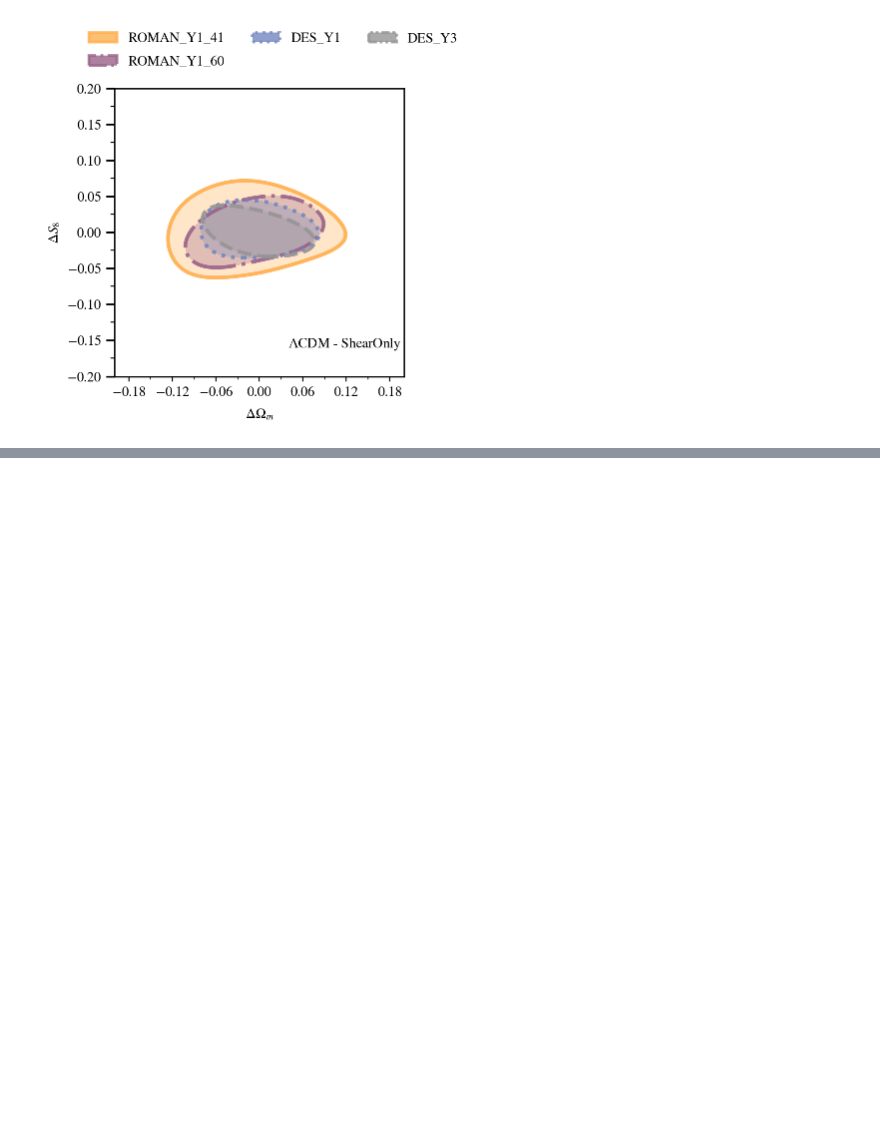
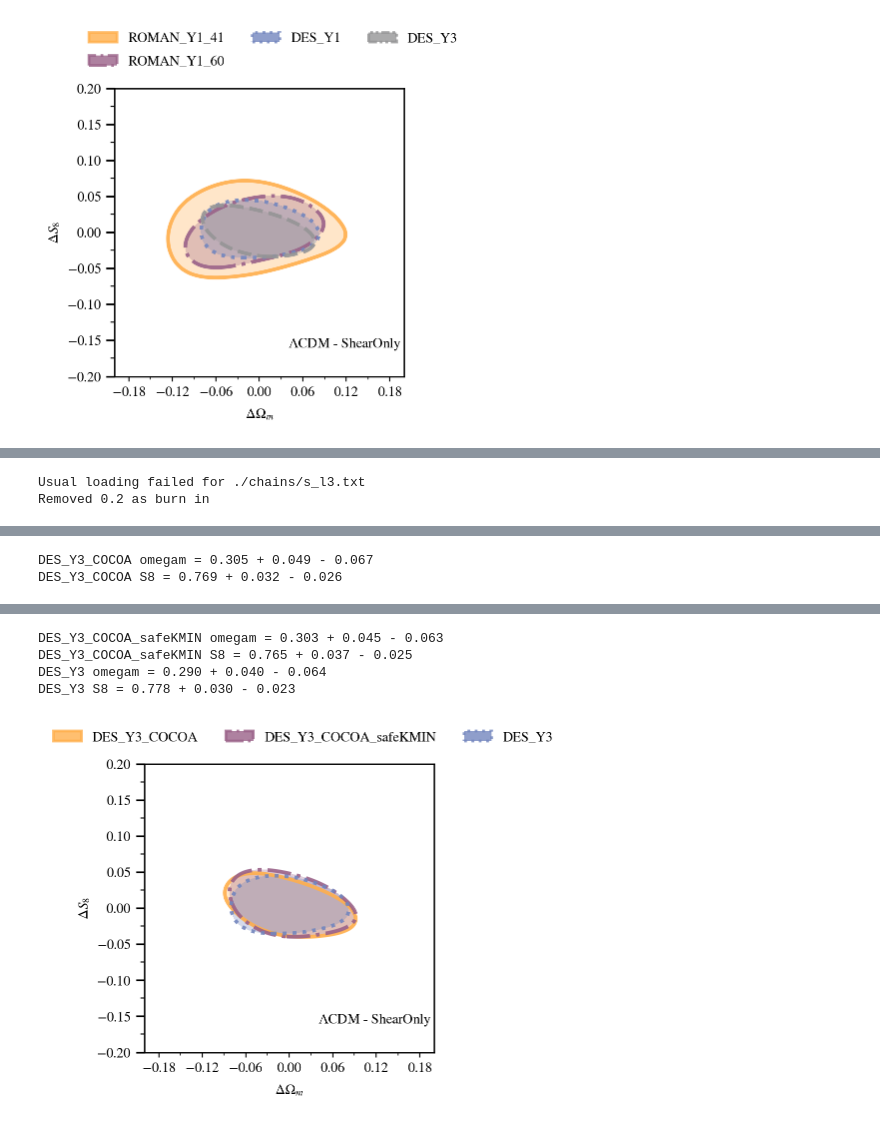
Before and after one commit to junzhou502/Project-Roman-Y1, a Jupyter notebook: plots/compare_mnu/plot.ipynb, the cells around one changed output, grey strips where cells are left out. Saved outputs shown, nothing was run; the diff lists cells and outputs as text; code cells hidden in the pictures; blank space fills up the shorter version.

```diff
--- a/plots/compare_mnu/plot.ipynb
+++ b/plots/compare_mnu/plot.ipynb
@@ -281,0 +303,12 @@ DES_Y3 S8 = 0.759 + 0.023 - 0.023
+# %%
+samples = compare_chains_single(
+    filepaths=['./chains/des_y3_mnu_kmin_mcmc/', './chains/des_y3_mnu_mcmc/', './chains/s_l3.txt'],
+    labels=['DES_Y3_COCOA', 'DES_Y3_COCOA_safeKMIN', 'DES_Y3'],
+    params=['delta_omegam', 'delta_S8'],
+    print_stats=True,
+    params_stats=['omegam', 'S8'],
+    savepath='RomanY1_vs_DES.jpg'
+)
+# %% [output]
+Usual loading failed for ./chains/s_l3.txt
+Removed 0.2 as burn in
@@ -281,0 +316,2 @@ DES_Y3 S8 = 0.759 + 0.023 - 0.023
+DES_Y3_COCOA omegam = 0.305 + 0.049 - 0.067
+DES_Y3_COCOA S8 = 0.769 + 0.032 - 0.026
@@ -281,0 +320,5 @@ DES_Y3 S8 = 0.759 + 0.023 - 0.023
+DES_Y3_COCOA_safeKMIN omegam = 0.303 + 0.045 - 0.063
+DES_Y3_COCOA_safeKMIN S8 = 0.765 + 0.037 - 0.025
+DES_Y3 omegam = 0.290 + 0.040 - 0.064
+DES_Y3 S8 = 0.778 + 0.030 - 0.023
+[figure, added]
```
Also changed, not shown: parts of 2 cells of this notebook, 24 other files.
